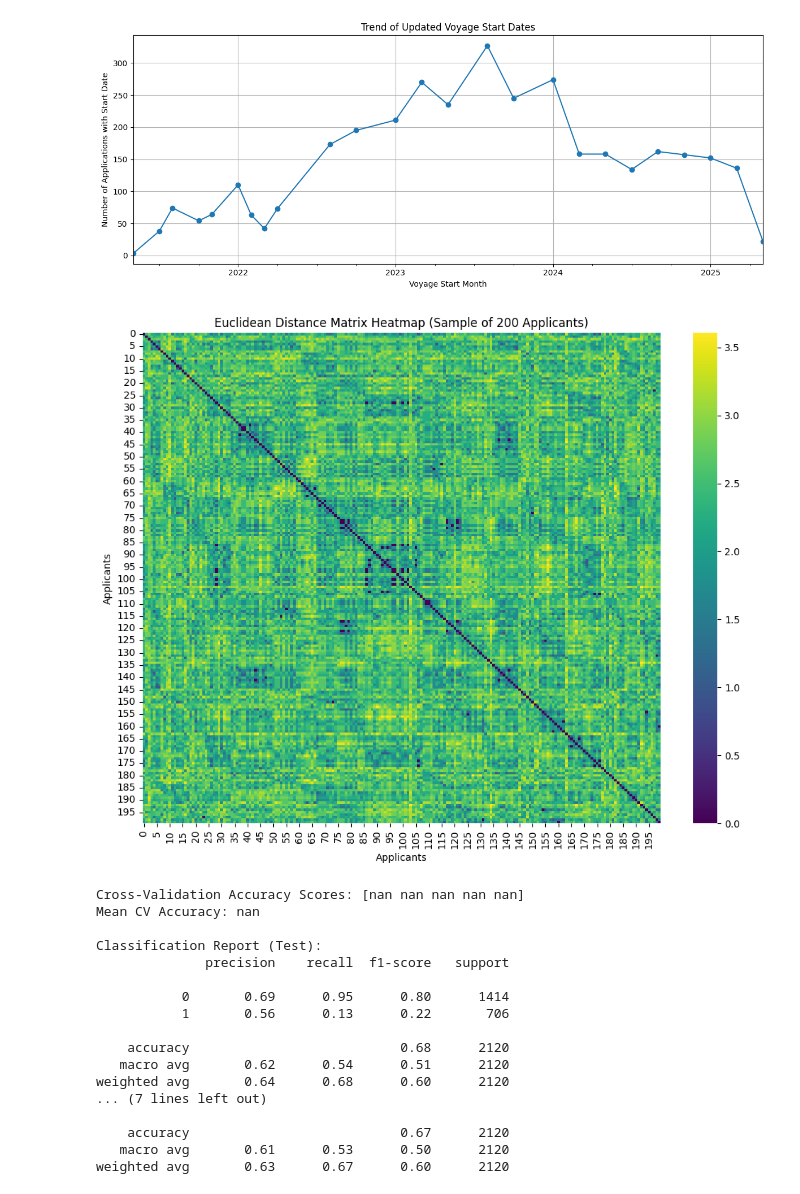
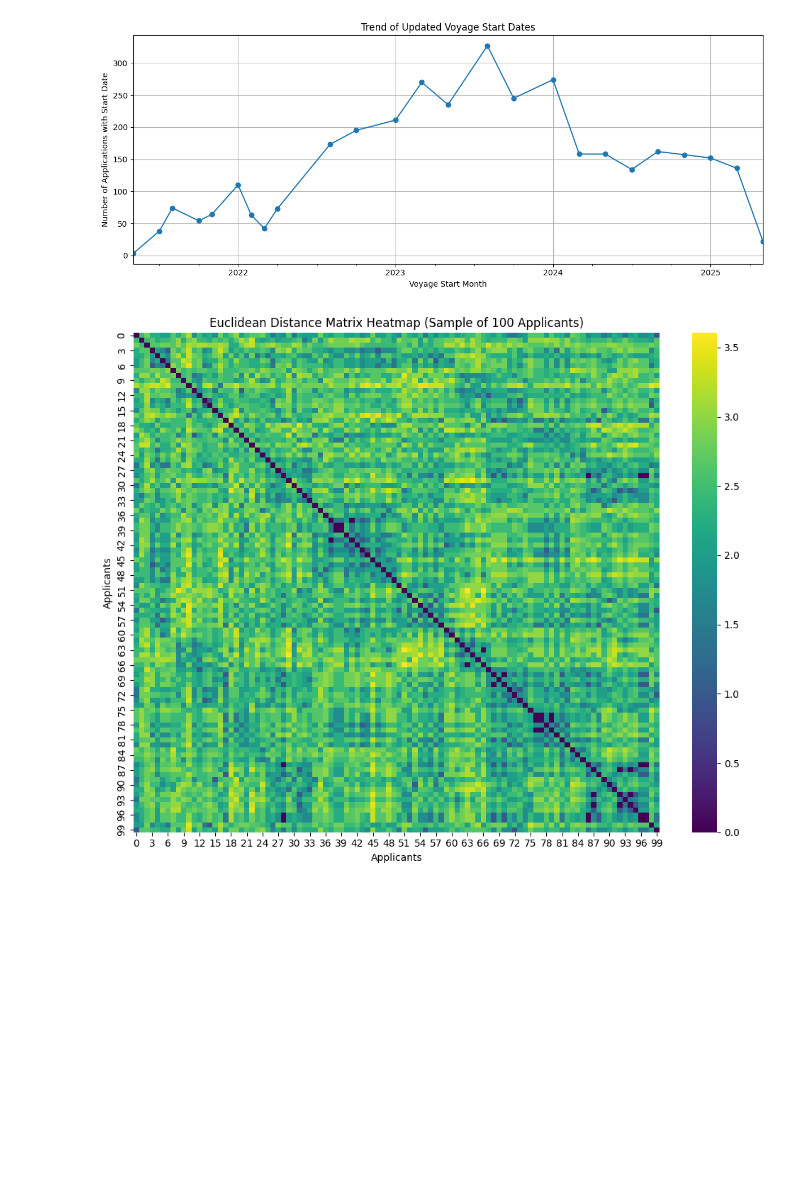
Before and after one commit to roziii/chingu_segment_analysis, a Jupyter notebook: application_voyage_list_merge.ipynb, the cells around one changed output. Saved outputs shown, nothing was run; the diff lists cells and outputs as text; code cells hidden in the pictures; blank space fills up the shorter version.

```diff
--- a/application_voyage_list_merge.ipynb
+++ b/application_voyage_list_merge.ipynb
@@ -359,102 +394,39 @@ plt.show()
 # %% [output]
 [figure]
 # %%
-from sklearn.model_selection import train_test_split, cross_val_score
-from sklearn.linear_model import RidgeCV
-from sklearn.preprocessing import StandardScaler, OneHotEncoder
-from sklearn.compose import ColumnTransformer
-from sklearn.pipeline import Pipeline
-from sklearn.metrics import classification_report, confusion_matrix, roc_curve, auc
-from scipy.spatial import distance
-from sklearn.decomposition import PCA
-from category_encoders import BinaryEncoder
-
-
-# Feature Engineering
-# df_expanded_applications['updated_voyage_start_date'] = pd.to_datetime(df_expanded_applications['updated_voyage_start_date'], errors='coerce')
-# df_expanded_applications['will_join_voyage'] = df_expanded_applications['updated_voyage_start_date'].notna().astype(int)
-
 # Filter relevant features
 features = [
     'voyage_role', 'gender', 'goal', 'source',
-    'subscription_status', 'application_age_in_days', 'application_day_of_week'
+    'subscription_status', 'application_age_in_days', 'application_day_of_week' ,
 ]
-df_expanded_applications = df_expanded_applications[features + ['will_join_voyage']].dropna()
 
 X = df_expanded_applications[features]
-y = df_expanded_applications['will_join_voyage']
+y = df_expanded_applications['has_voyage']
 
 # Preprocessing
 categorical = ['voyage_role', 'gender', 'goal', 'source','subscription_status', 'application_day_of_week']
 numerical = ['application_age_in_days']
 
 preprocessor = ColumnTransformer([
     ('cat', BinaryEncoder(handle_unknown='ignore'), categorical),
     ('num', StandardScaler(), numerical)
 ])
 
 # Fit preprocessing on full dataset for clustering insight
 X_processed = preprocessor.fit_transform(X)
 
 # Compute distance matrix for clustering-based grouping
-sample_size = 200
+sample_size = 100
 X_sample = X_processed[:sample_size].toarray() if hasattr(X_processed[:sample_size], 'toarray') else X_processed[:sample_size]
 distance_matrix = distance.cdist(X_sample, X_sample, metric='euclidean')
 
 # Heatmap of distance matrix
 plt.figure(figsize=(10, 8))
 sns.heatmap(distance_matrix, cmap='viridis')
-plt.title("Euclidean Distance Matrix Heatmap (Sample of 200 Applicants)")
+plt.title("Euclidean Distance Matrix Heatmap (Sample of 100 Applicants)")
 plt.xlabel("Applicants")
 plt.ylabel("Applicants")
 plt.tight_layout()
 plt.show()
-
-# Split dataset: Interapolation (60%), Extrapolation (20%)
-X_intera, X_extra, y_intera, y_extra = train_test_split(X, y, test_size=0.2, stratify=y, random_state=42)
-# Split dataset: train (75%), test (15%)
-X_train, X_test, y_train, y_test = train_test_split(X_intera, y_intera, test_size=0.25, stratify=y_intera, random_state=42)
-
-# Ridge Regression with Cross-Validation
-ridge = RidgeCV(alphas=np.logspace(-3, 3, 7), cv=5)
-model = Pipeline(steps=[
-    ('preprocessor', preprocessor),
-    ('ridge', ridge)
-])
-
-# Cross-validation on training set
-cv_scores = cross_val_score(model, X_train, y_train, cv=5, scoring='accuracy')
-print("\nCross-Validation Accuracy Scores:", cv_scores)
-print("Mean CV Accuracy:", np.mean(cv_scores))
-
-# Train final model on Train set
-model.fit(X_train, y_train)
-
-# Evaluate on Test set
-y_test_pred = model.predict(X_test) > 0.5
-print("\nClassification Report (Test):")
-print(classification_report(y_test, y_test_pred))
-
-# Evaluate on Extrapolation set
-y_extra_pred = model.predict(X_extra) > 0.5
-print("\nClassification Report (Extrapolation):")
-print(classification_report(y_extra , y_extra_pred))
 # %% [output]
-[figure, old version]
+[figure, new version]
-Cross-Validation Accuracy Scores: [nan nan nan nan nan]
-Mean CV Accuracy: nan
-
-Classification Report (Test):
-              precision    recall  f1-score   support
-
-           0       0.69      0.95      0.80      1414
-           1       0.56      0.13      0.22       706
-
-    accuracy                           0.68      2120
-   macro avg       0.62      0.54      0.51      2120
-weighted avg       0.64      0.68      0.60      2120
-... (7 lines left out)
-
-    accuracy                           0.67      2120
-   macro avg       0.61      0.53      0.50      2120
-weighted avg       0.63      0.67      0.60      2120
```
Also changed, not shown: parts of 21 cells of this notebook.
